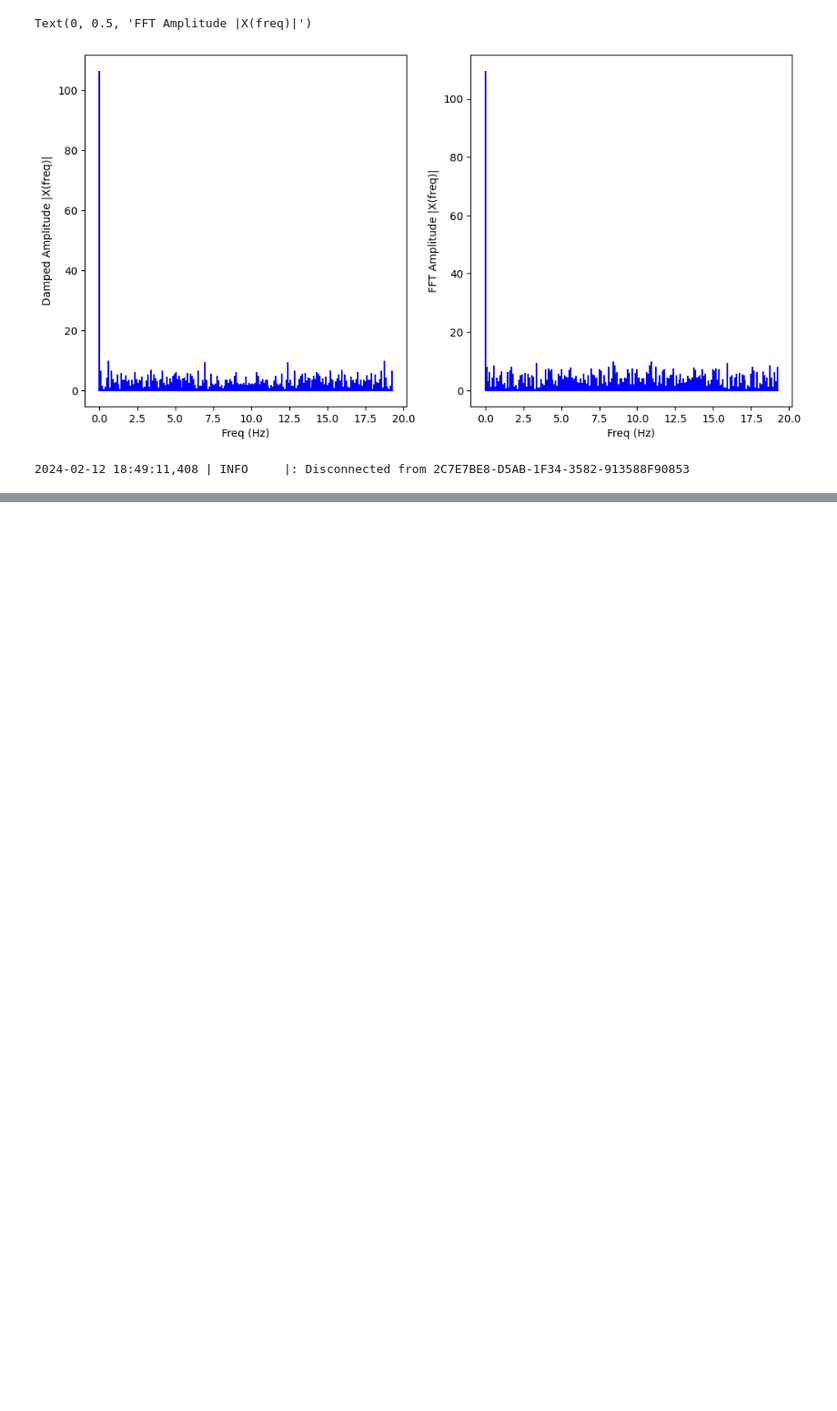
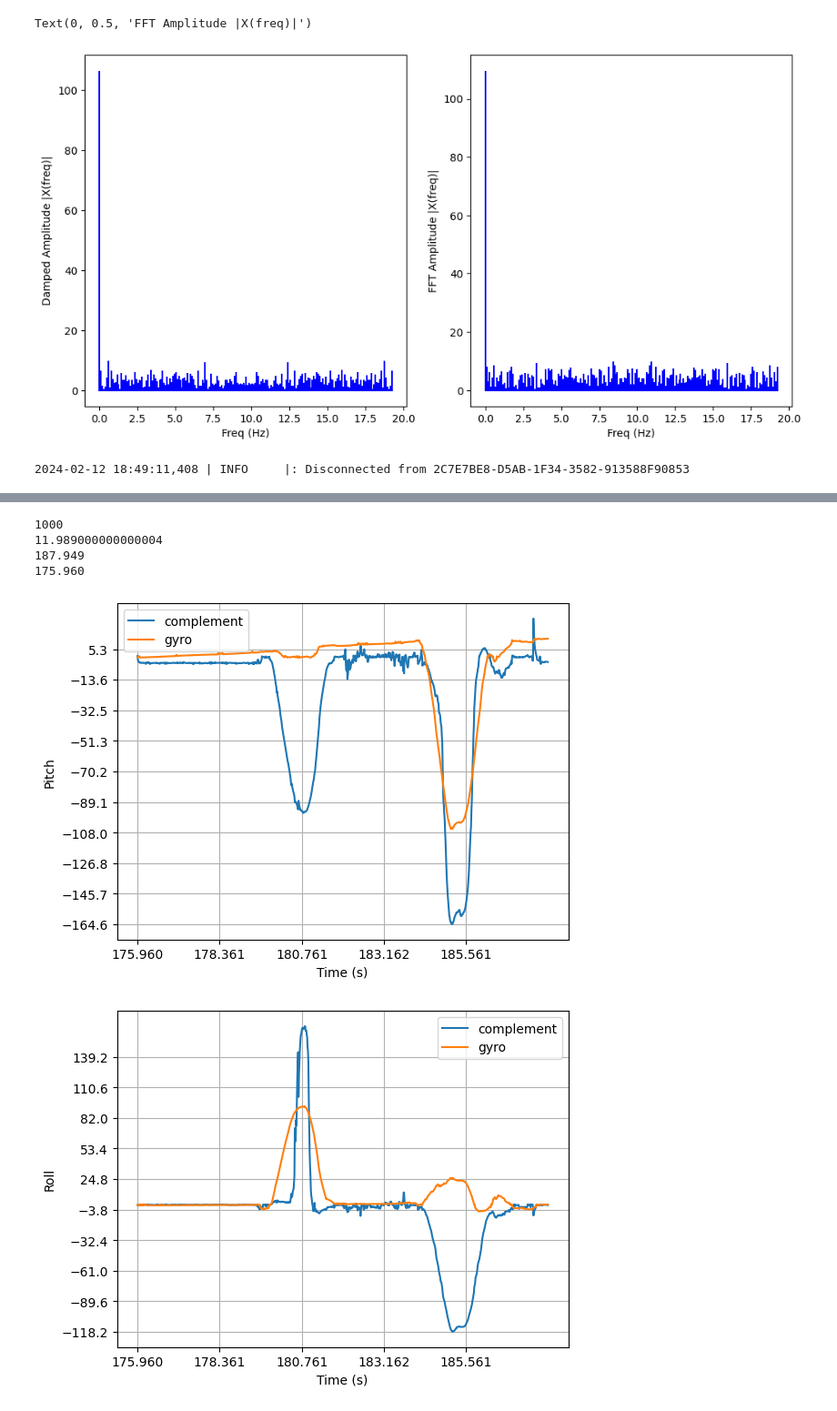
Before and after one commit to NebiyuHiskeal/Fast-Robots, a Jupyter notebook: FastRobots_ble/ble_python/lab2.ipynb, the cells around one changed output, grey strips where cells are left out. Shown at 91% size. Drawn from its saved outputs; the diff is of its cells as text; code cells hidden in the pictures; blank space fills up the shorter version.

```diff
--- a/FastRobots_ble/ble_python/lab2.ipynb
+++ b/FastRobots_ble/ble_python/lab2.ipynb
@@ -461,0 +828,10 @@ ble.disconnect()
+# %%
+# After adjusting sampling frequency
+pitches = []
+rolls = []
+yaw = []
+gpitch = []
+groll = []
+gyaw = []
+times = []
+ble.send_command(CMD.COMPLEMENT_READ, "")
@@ -461,0 +856,65 @@ ble.disconnect()
+# %%
+print(len(times))
+print(float(times[999])-float(times[0]))
+print(times[999])
+print(times[0])
+# %% [output]
+1000
+11.989000000000004
+187.949
+175.960
+# %%
+import matplotlib.pyplot as plt
+import numpy as np
+from numpy.fft import fft, ifft
+cp = []
+cr = []
+cy = []
+gp = []
+gr = []
+gy = []
+for g in pitches:
+    cp.append(float(g))
+for g in rolls:
+    cr.append(float(g))
+for a in yaw:
+    cy.append(float(a))
+for g in gpitch:
+    gp.append(float(g))
+for g in groll:
+    gr.append(float(g))
+for a in gyaw:
+    gy.append(float(a))
+
+plt.plot(times, cp, label="complement")
+plt.plot(times, gp, label="gyro")
+plt.xticks(np.arange(0, 1000, 200))
+plt.yticks(np.arange(min(gp+cp), max(gp+cp), ((max(gp+cp)-min(gp+cp))/10)))
+plt.ylabel("Pitch")
+plt.xlabel("Time (s)")
+plt.grid(True)
+plt.legend()
+plt.show()
+
+plt.plot(times, cr, label="complement")
+plt.plot(times, gr, label="gyro")
+plt.yticks(np.arange(min(gr+cr), max(gr+cr), ((max(gr+cr)-min(gr+cr))/10)))
+plt.xticks(np.arange(0, 1000, 200))
+plt.ylabel("Roll")
+plt.xlabel("Time (s)")
+plt.grid(True)
+plt.legend()
+plt.show()
+
+plt.plot(times, cy, label="complement")
+plt.plot(times, gy, label="gyro")
+plt.yticks(np.arange(min(gy+cy), max(gy+cy), ((max(gy+cy)-min(gy+cy))/10)))
+plt.xticks(np.arange(0, 1000, 200))
+plt.ylabel("Yaw")
+plt.xlabel("Time (s)")
+plt.grid(True)
+plt.legend()
+plt.show()
+# %% [output]
+[figure, added]
+[figure, added]
```
Also changed, not shown: parts of 22 cells of this notebook, 11 other files.
